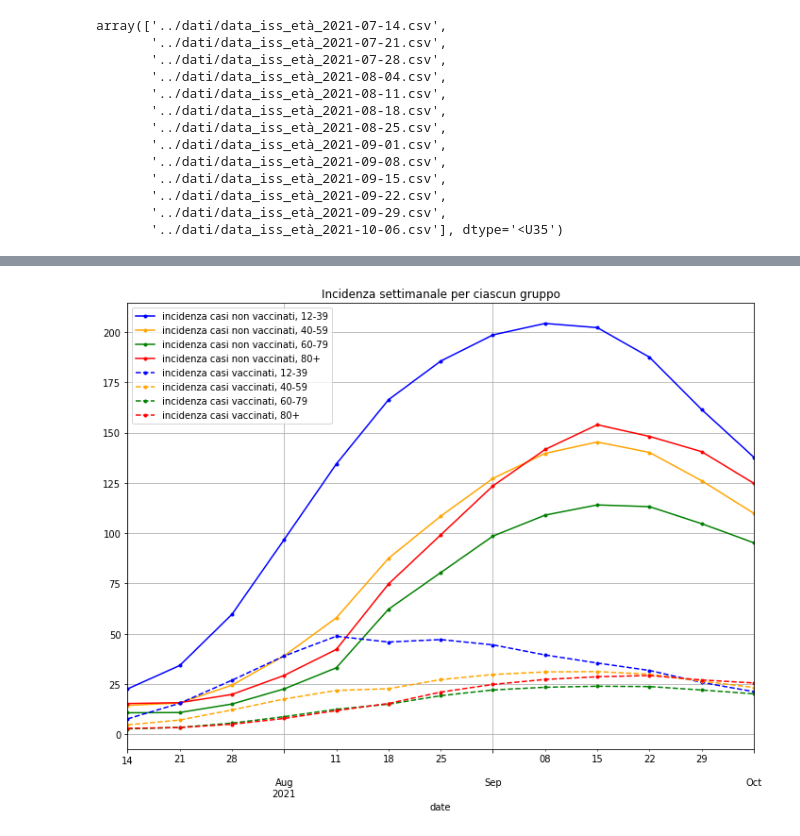
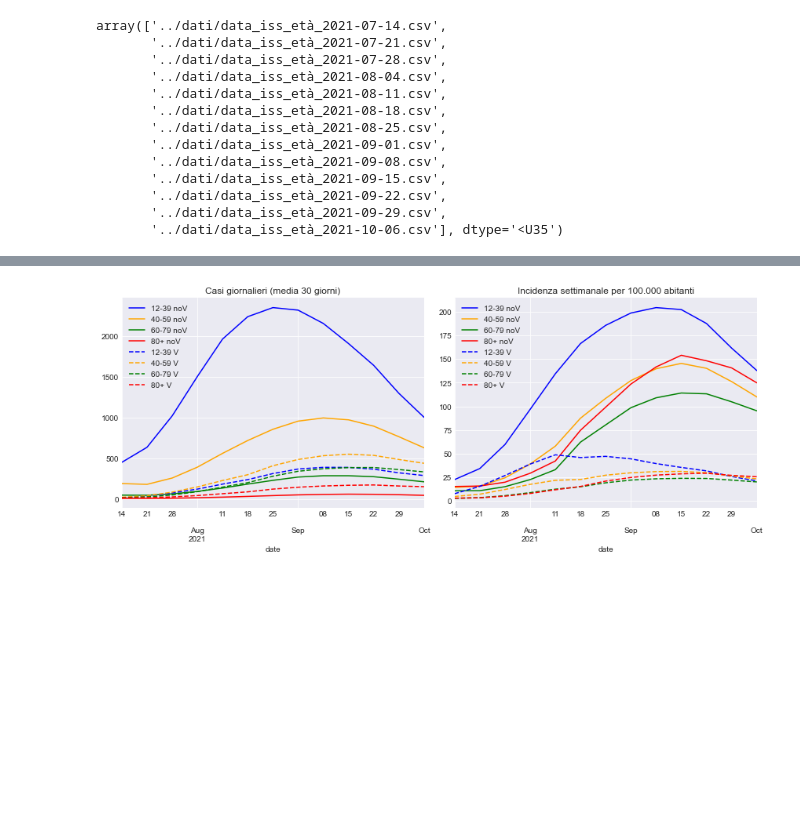
Before and after one commit to apalladi/covid_vaccini_monitoraggio, a Jupyter notebook: scripts/ricava_andamenti_età.ipynb, the cells around one changed output, grey strips where cells are left out. Cells and saved outputs as stored; diff of their text form; code cells hidden in the pictures; blank space fills up the shorter version.

```diff
--- a/scripts/ricava_andamenti_età.ipynb
+++ b/scripts/ricava_andamenti_età.ipynb
@@ -75,0 +73,2 @@ categoria = ['casi non vaccinati', 'casi vaccinati']
+# %%
+plt.style.use('seaborn-dark')
@@ -99,23 +124,7 @@ plt.show()
-# %%
-ax = ricava_andamenti_età(files, '12-39', categoria[0], incidenza_settimanale = True).plot(figsize=(10, 8),
-                                                                            color='blue', marker='.')
-ricava_andamenti_età(files, '40-59', categoria[0], incidenza_settimanale = True).plot(ax=ax,
-                                                                            color='orange', marker='.')
-ricava_andamenti_età(files, '60-79', categoria[0], incidenza_settimanale = True).plot(ax=ax,
-                                                                            color='green', marker='.')
-ricava_andamenti_età(files, '80+', categoria[0], incidenza_settimanale = True).plot(ax=ax,
-                                                                            color='red', marker='.')
-ricava_andamenti_età(files, '12-39', categoria[1], incidenza_settimanale = True).plot(ax=ax,
-                                                                            color='blue', linestyle='--', marker='.')
-ricava_andamenti_età(files, '40-59', categoria[1], incidenza_settimanale = True).plot(ax=ax,
-                                                                            color='orange', linestyle='--', marker='.')
-ricava_andamenti_età(files, '60-79', categoria[1], incidenza_settimanale = True).plot(ax=ax,
-                                                                            color='green', linestyle='--', marker='.')
-ricava_andamenti_età(files, '80+', categoria[1], incidenza_settimanale = True).plot(ax=ax,
-                                                                            color='red', linestyle='--', marker='.')
-plt.title('Incidenza settimanale per ciascun gruppo')
-plt.grid()
-plt.tight_layout()
-plt.show()
-# %% [output]
-[figure, removed]
+# %%
+categorie = ['casi non vaccinati', 'casi vaccinati']
+titoli = ['Casi giornalieri (media 30 giorni)', 'Incidenza settimanale per 100.000 abitanti']
+
+plot_assoluti_incidenza_età(categorie, titoli)
+# %% [output]
+[figure, added]
```
Also changed, not shown: parts of 8 cells of this notebook.
